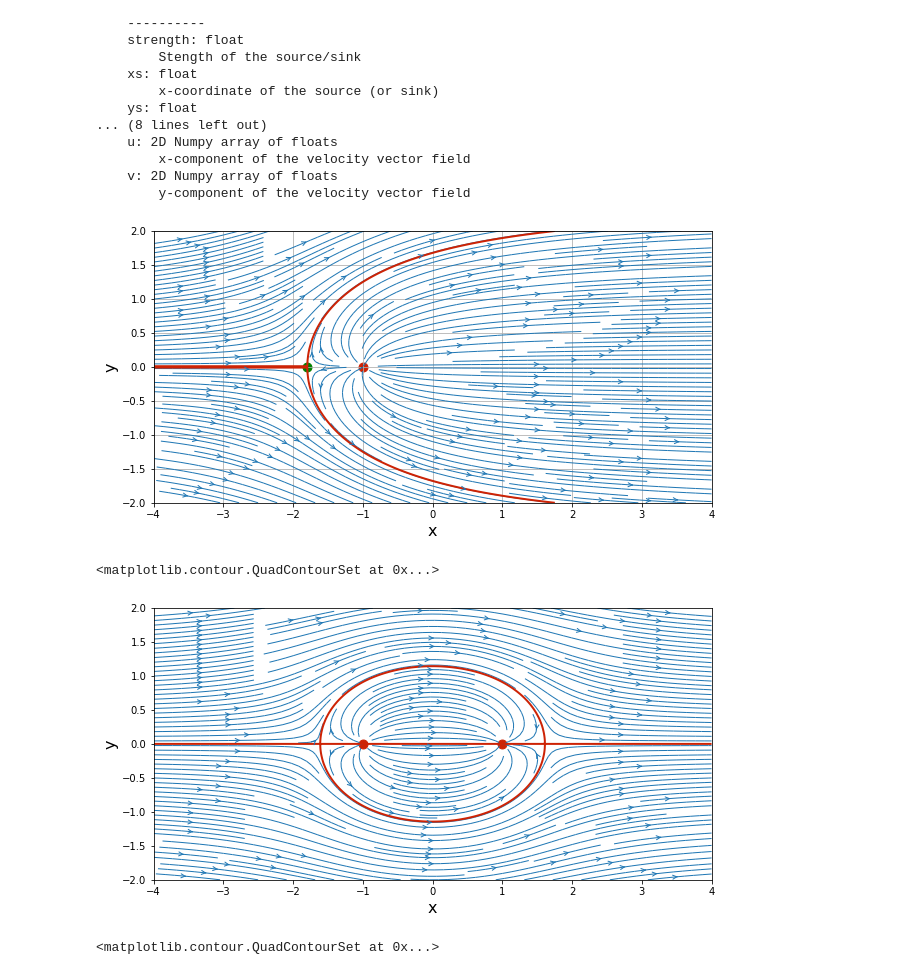
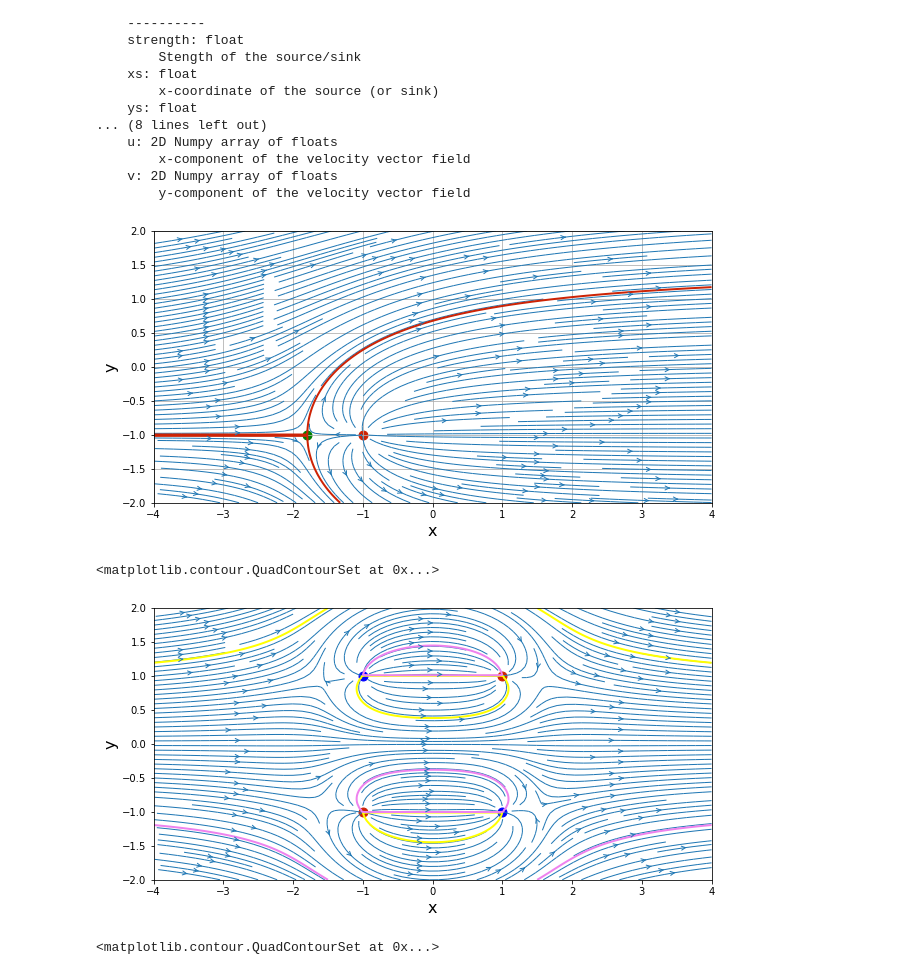
Before and after one commit to tianjiaozhang678/mae6226, a Jupyter notebook: Class1.ipynb, the cells around one changed output. Drawn from its saved outputs; the diff is of its cells as text; code cells hidden in the pictures.

```diff
--- a/Class1.ipynb
+++ b/Class1.ipynb
@@ -448,7 +448,7 @@ def get_stream_function(strength, xs, ys, X, Y):
     return psi
 # %%
 strength_source = 5.0                 # strength of the source
-x_source, y_source = -1.0, 0.0        # Location of the source
+x_source, y_source = -1.0, -1.0        # Location of the source
 
 # compute the velocity field
 u_source, v_source = get_velocity(strength_source, x_source, y_source, X, Y)
@@ -482,42 +482,56 @@ pyplot.scatter(x_stagnation, y_stagnation, color='g', s=80, marker='o')
 
 # display the dividing streamline
 pyplot.contour(X, Y, psi,
-               levels=[-strength_source / 2, strength_source / 2],
+               levels=[(-strength_source / 2)-1.0, (strength_source / 2)-1.0],
                colors='#CD2305', linewidths=2, linestyles='solid');
 # %% [output]
-[figure, old version]
+[figure, new version]
 # %%
+strength_source2 = 5.0                 # strength of the source
+x_source2, y_source2 = -1.0, 1.0        # Location of the source
 strength_sink = -5.0                     # strength of the sink
-x_sink, y_sink = 1.0, 0.0                # location of the sink
+x_sink, y_sink = 1.0, 1.0                # location of the sink
+strength_sink2 = -5.0
+x_sink2, y_sink2 = 1.0, -1.0
 
 # compute the velocity field on the mesh grid
-u_sink, v_sink = get_velocity(strength_sink, x_sink, y_sink, X, Y)
-
+u_sink, v_sink = get_velocity(strength_sink, x_sink, y_sink,  X, Y)
+u_sink2, v_sink2 = get_velocity(strength_sink2, x_sink2, y_sink2,  X, Y)
 # compute the stream-function on the grid mesh
 psi_sink = get_stream_function(strength_sink, x_sink, y_sink, X, Y)
+psi_sink2 = get_stream_function(strength_sink2, x_sink2, y_sink2, X, Y)
+u_source2, v_source2 = get_velocity(strength_source2, x_source2, y_source2, X, Y)
+
+# compute the stream-function
+psi_source2 = get_stream_function(strength_source2, x_source2, y_source2, X, Y)
 # %%
 # superposition of a source and a sink on the freestream
-u = u_freestream + u_source + u_sink
-v = v_freestream + v_source + v_sink
-psi = psi_freestream + psi_source + psi_sink
+u = u_freestream + u_source + u_sink + u_sink2 + u_source2
+v = v_freestream + v_source + v_sink + v_sink2 + v_source2
+psi = psi_freestream + psi_source + psi_sink + psi_sink2 + psi_source2
 
 #plot the streamlines
 width = 10
 height = (y_end -y_start) / (x_end - x_start) * width
 pyplot.figure(figsize=(width, height))
 pyplot.xlabel('x', fontsize=16)
 pyplot.ylabel('y', fontsize=16)
 pyplot.xlim(x_start, x_end)
 pyplot.ylim(y_start, y_end)
 pyplot.streamplot(X, Y, u, v,
                  density=2, linewidth=1, arrowsize=1, arrowstyle='->')
 pyplot.scatter([x_source, x_sink], [y_source, y_sink],
                color='#CD2305', s=80, marker='o')
+pyplot.scatter([x_source2, x_sink2], [y_source2, y_sink2],
+               color='blue', s=80, marker='o')
+
 pyplot.contour(X, Y, psi,
-               levels=[0.], colors='#CD2305', linewidths=2, linestyles='solid')
+               levels=[1.0], colors='yellow', linewidths=2, linestyles='solid')
+pyplot.contour(X, Y, psi,
+               levels=[-1.0], colors='violet', linewidths=2, linestyles='solid')
 # %% [output]
 <matplotlib.contour.QuadContourSet at 0x...>
-[figure, old version]
+[figure, new version]
 # %%
 # compute the pressure coefficient field
 cp = 1.0 - (u**2 + v**2) / u_inf**2
```
